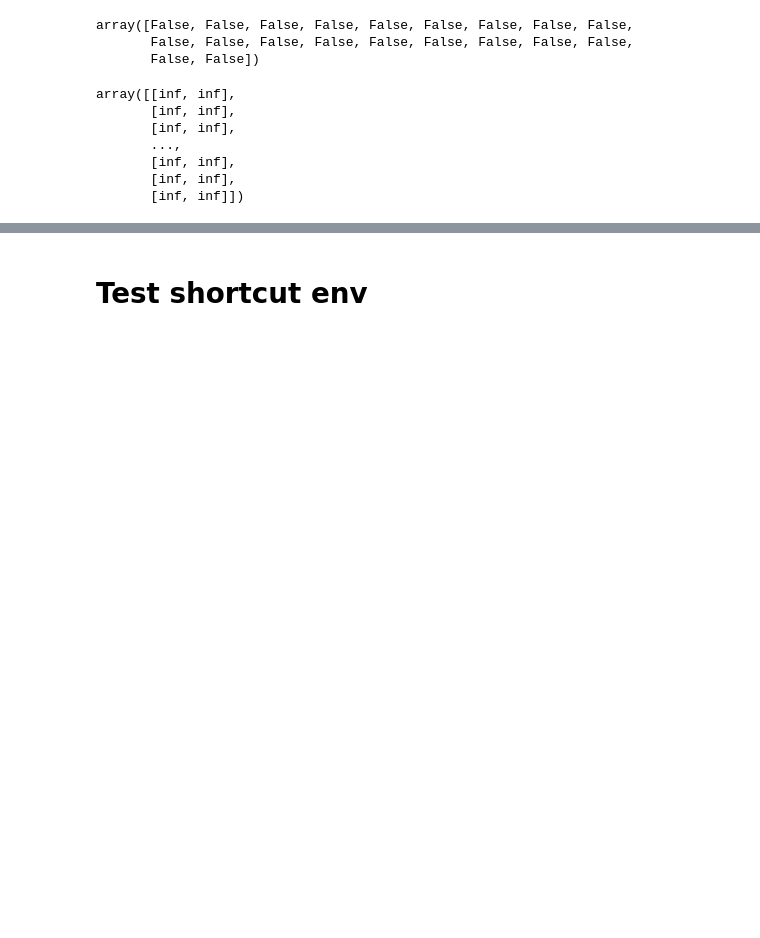
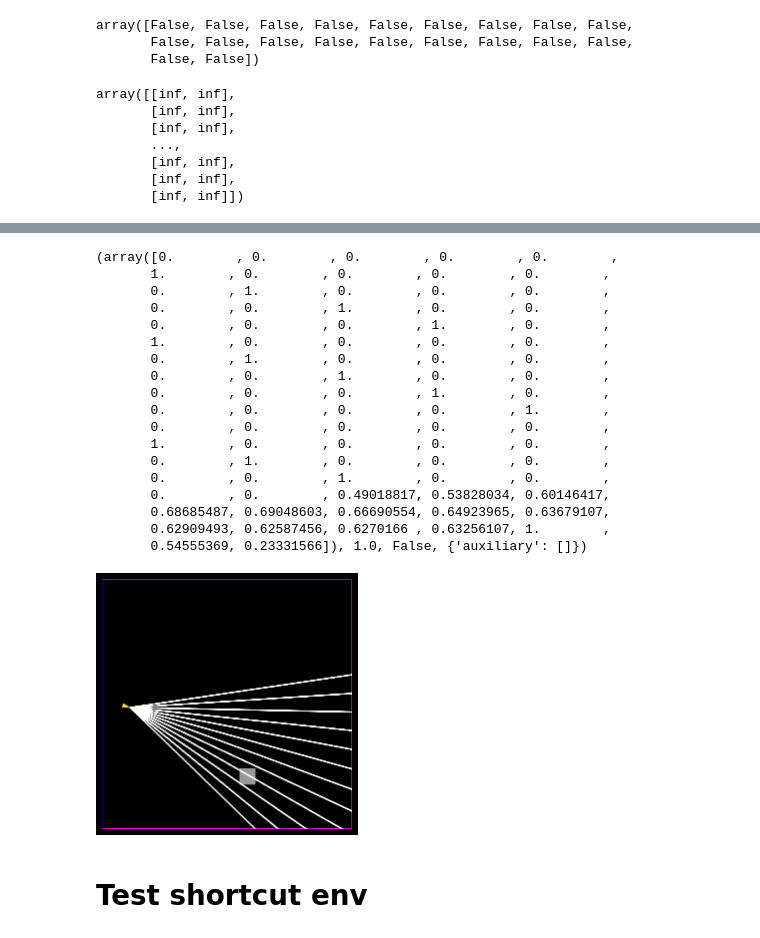
Before and after one commit to liuandrew/ppo_aux, a Jupyter notebook: write_and_test/visualize_behavior.ipynb, the cells around one changed output, grey strips where cells are left out. Saved outputs shown, nothing was run; the diff lists cells and outputs as text; code cells hidden in the pictures; blank space fills up the shorter version.

```diff
--- a/write_and_test/visualize_behavior.ipynb
+++ b/write_and_test/visualize_behavior.ipynb
@@ -179,0 +416,2 @@ env.render('human')
+# %%
+env = gym.make('ExploreNav-v0', obs_set=2)
@@ -180,3 +439,29 @@ env.render('human')
+# %%
+fig, ax = pplt.subplots()
+print(env.step(1))
+env.render('human', ax=ax)
+
+ax.format(xlim=[0, 300], ylim=[0, 300])
+# %% [output]
+(array([0.        , 0.        , 0.        , 0.        , 0.        ,
+       1.        , 0.        , 0.        , 0.        , 0.        ,
+       0.        , 1.        , 0.        , 0.        , 0.        ,
+       0.        , 0.        , 1.        , 0.        , 0.        ,
+       0.        , 0.        , 0.        , 1.        , 0.        ,
+       1.        , 0.        , 0.        , 0.        , 0.        ,
+       0.        , 1.        , 0.        , 0.        , 0.        ,
+       0.        , 0.        , 1.        , 0.        , 0.        ,
+       0.        , 0.        , 0.        , 1.        , 0.        ,
+       0.        , 0.        , 0.        , 0.        , 1.        ,
+       0.        , 0.        , 0.        , 0.        , 0.        ,
+       1.        , 0.        , 0.        , 0.        , 0.        ,
+       0.        , 1.        , 0.        , 0.        , 0.        ,
+       0.        , 0.        , 1.        , 0.        , 0.        ,
+       0.        , 0.        , 0.49018817, 0.53828034, 0.60146417,
+       0.68685487, 0.69048603, 0.66690554, 0.64923965, 0.63679107,
+       0.62909493, 0.62587456, 0.6270166 , 0.63256107, 1.        ,
+       0.54555369, 0.23331566]), 1.0, False, {'auxiliary': []})
+[figure, added]
 # %% [markdown]
 # Test shortcut env
 # %%
```
Also changed, not shown: parts of 17 cells of this notebook, 8 other files.
